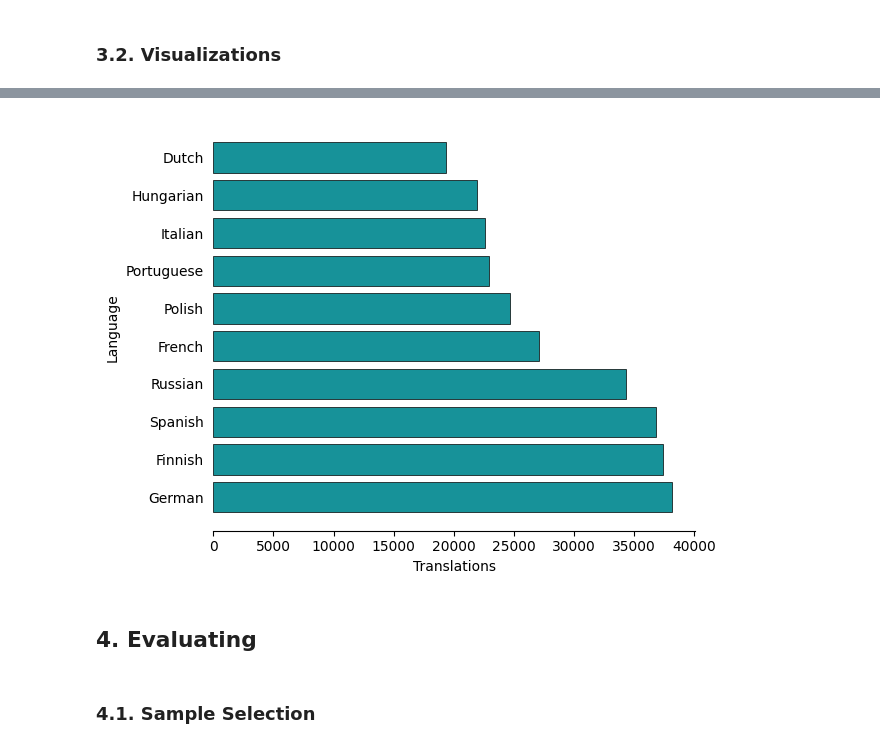
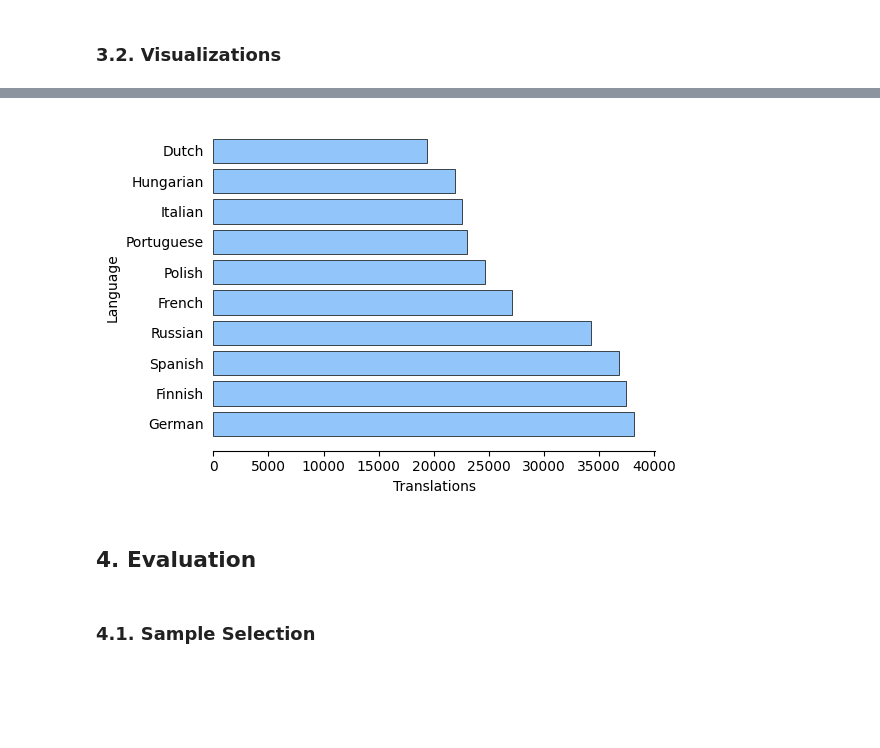
Before and after one commit to evaevangelisti/SEED, a Jupyter notebook: notebooks/seed.ipynb, the cells around one changed output, grey strips where cells are left out. Cells and saved outputs as stored; diff of their text form; code cells hidden in the pictures; blank space fills up the shorter version.

Commit message:
feat: add new charts; refactor seed.ipynb

```diff
--- a/notebooks/seed.ipynb
+++ b/notebooks/seed.ipynb
@@ -37,6 +38,7 @@ with SEED_PATH.open() as file:
             data.append(
                 {
                     "lemma": lemma["lemma"],
+                    "sense_order": sense["sense_order"],
                     "definition": sense["definition"],
                     "sentences": sentences or None,
                     "sentence_count": len(sentences),
@@ -132,37 +199,39 @@ languages = (
     .head(10)
 )
 
+plt.figure(figsize=(6, 4))
+
 plt.barh(
     languages.index,
     languages.values,
-    color="#179299",
+    color="#92C5F9",
     edgecolor="black",
     linewidth=0.5,
 )
 
 ax = plt.gca()
 
 ax.spines["top"].set_visible(False)
 ax.spines["right"].set_visible(False)
 ax.spines["left"].set_visible(False)
 
 ax.tick_params(left=False)
 
 plt.xlabel("Translations")
 plt.ylabel("Language")
 
 plt.savefig(
     "../reports/figures/language_distribution.png",
     dpi=300,
     bbox_inches="tight",
 )
 
 plt.tight_layout()
 plt.show()
 # %% [output]
-[figure, old version]
+[figure, new version]
 # %% [markdown]
-## 4. Evaluating
+## 4. Evaluation
 # %%
 TARGET_LANGUAGE = "italian"
 # %% [markdown]
```
Also changed, not shown: parts of 9 cells of this notebook, 5 other files.
